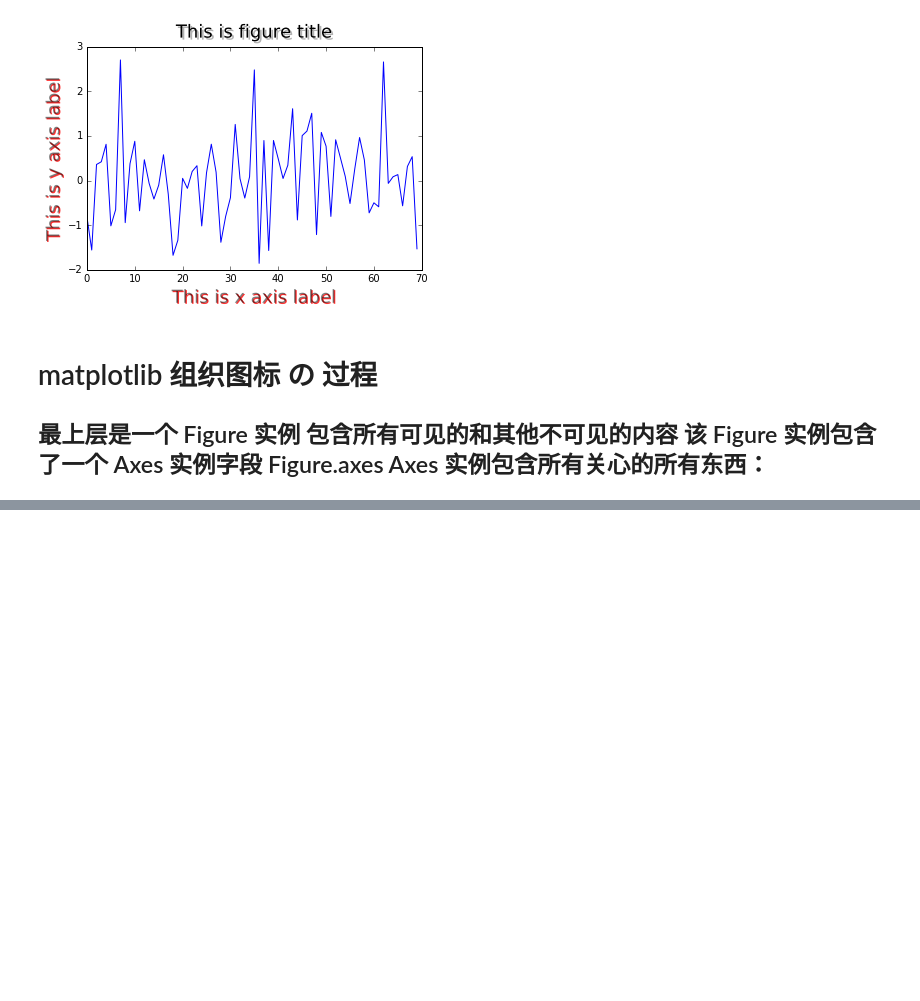
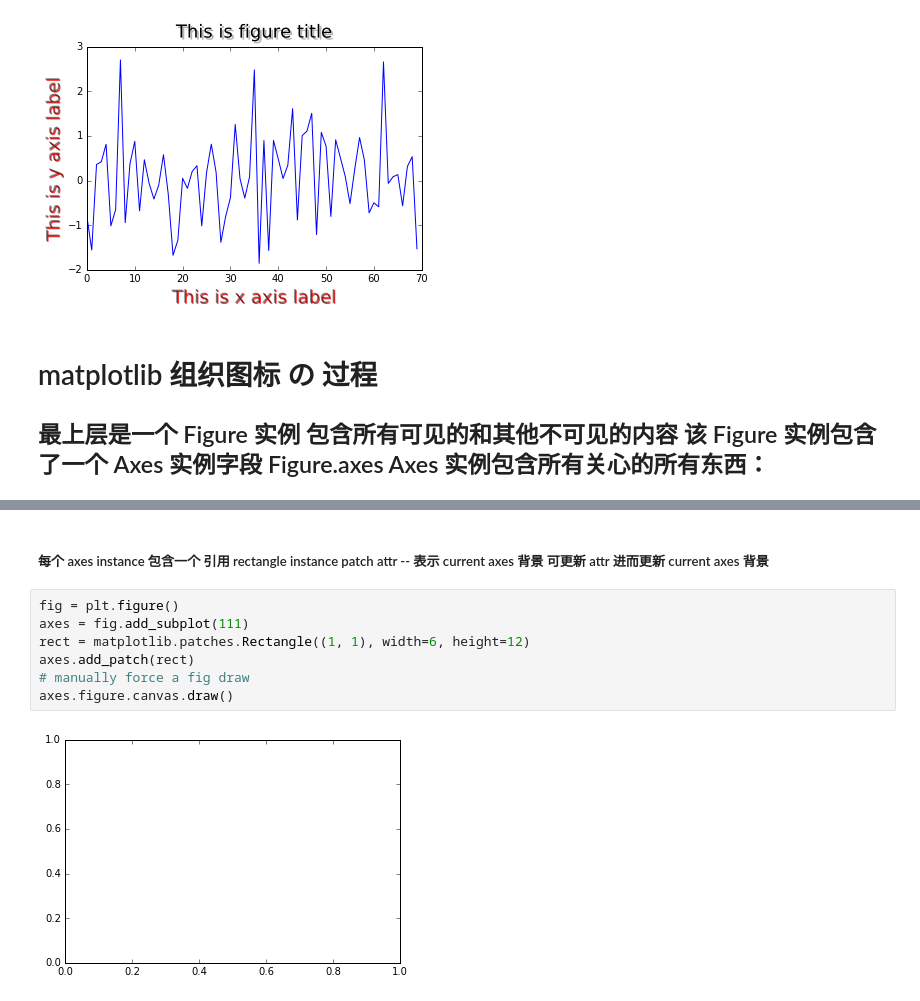
Before and after one commit to zlxs23/Data_Visualization, a Jupyter notebook: chap_4_更多图标和定制化.ipynb, the cells around one changed output, grey strips where cells are left out. Drawn from its saved outputs; the diff is of its cells as text; blank space fills up the shorter version.

```diff
--- a/chap_4_更多图标和定制化.ipynb
+++ b/chap_4_更多图标和定制化.ipynb
@@ -67,0 +172,11 @@ plt.show()
+# %% [markdown]
+##### 每个 axes  instance 包含一个 引用 rectangle instance patch attr -- 表示 current axes  背景 可更新 attr 进而更新 current axes 背景
+# %%
+fig = plt.figure()
+axes = fig.add_subplot(111)
+rect = matplotlib.patches.Rectangle((1, 1), width=6, height=12)
+axes.add_patch(rect)
+# manually force a fig draw
+axes.figure.canvas.draw()
+# %% [output]
+[figure, added]
```
Also changed, not shown: parts of 12 cells of this notebook, 1 other file.
